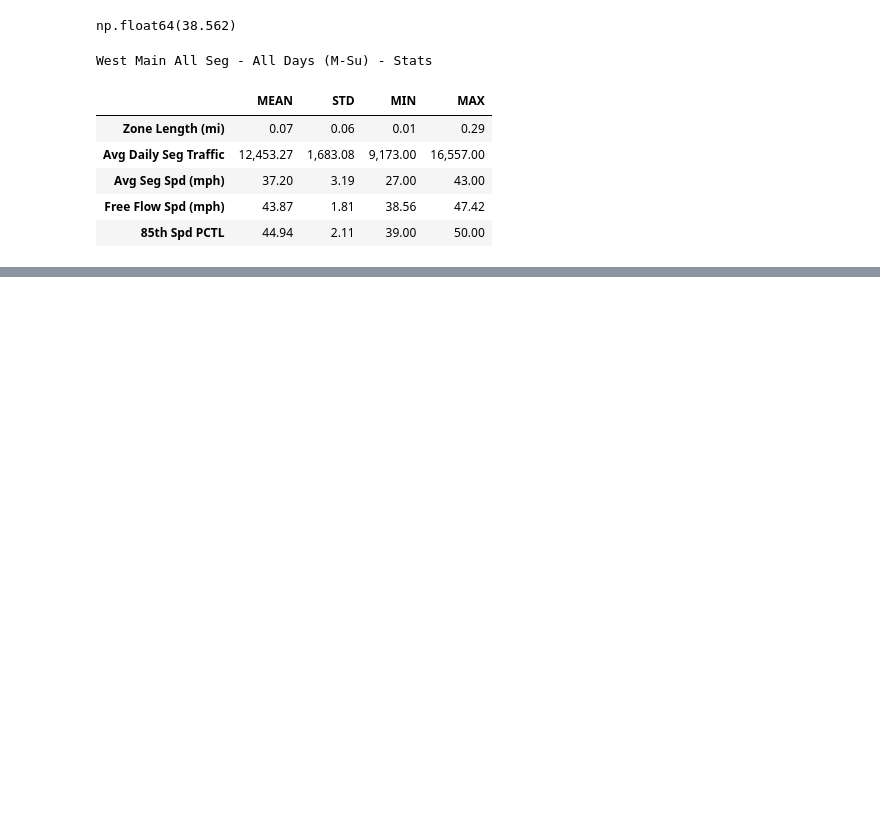
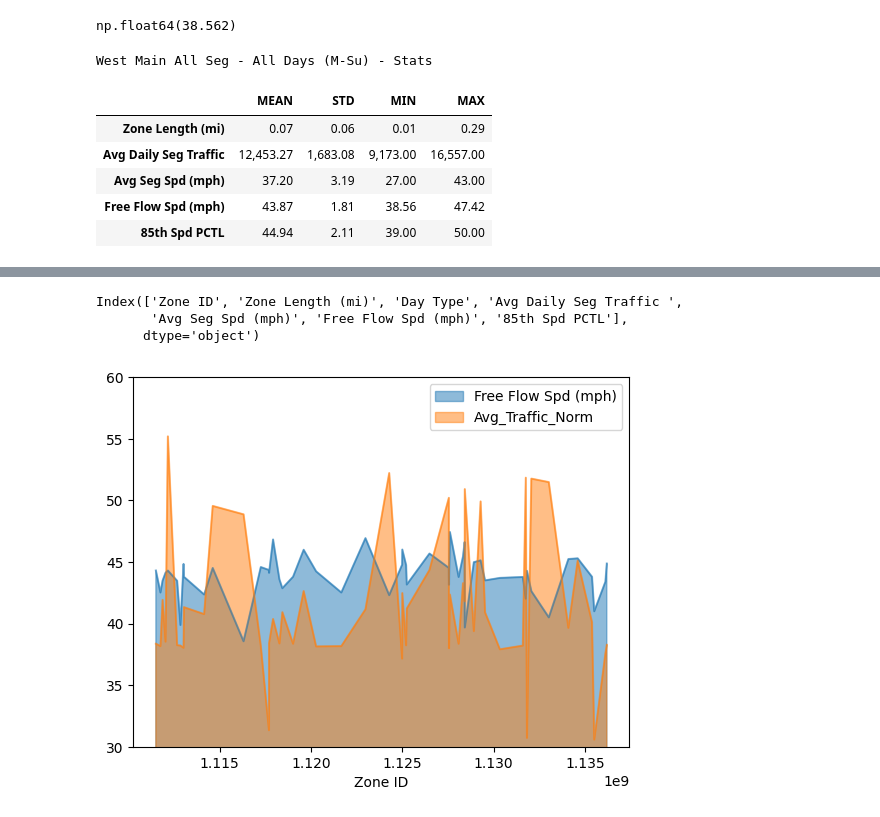
Before and after one commit to eKerney/data-notebooks, a Jupyter notebook: kzoo_streetlight/kzoo_streets_project.ipynb, the cells around one changed output, grey strips where cells are left out. Saved outputs shown, nothing was run; the diff lists cells and outputs as text; code cells hidden in the pictures; blank space fills up the shorter version.

Commit message:
heavy work on charts

```diff
--- a/kzoo_streetlight/kzoo_streets_project.ipynb
+++ b/kzoo_streetlight/kzoo_streets_project.ipynb
@@ -281,0 +338,15 @@ df_atc_o.drop(columns=['Zone ID' , 'Day Type']).style \
+# %%
+dc
+# %% [output]
+Index(['Zone ID', 'Zone Length (mi)', 'Day Type', 'Avg Daily Seg Traffic ',
+       'Avg Seg Spd (mph)', 'Free Flow Spd (mph)', '85th Spd PCTL'],
+      dtype='object')
+# %%
+df_atc_o_area = df_atc_o.copy(deep=True)
+df_atc_o_area['Avg_Traffic_Norm'] = df_atc_o_area['Avg Daily Seg Traffic '].apply(lambda x: x/300)
+# df_atc_o.drop(columns=['Zone ID' , 'Day Type', 'Avg Daily Seg Traffic ', 'Zone Length (mi)']).plot.area(stacked=False);
+ax = df_atc_o_area.drop(columns=['Zone ID' , 'Day Type', 'Avg Daily Seg Traffic ', 'Zone Length (mi)', 'Avg Seg Spd (mph)', '85th Spd PCTL']) \
+    .plot.area(stacked=False, )
+ax.set_ylim(30, 60);
+# %% [output]
+[figure, added]
```
Also changed, not shown: parts of 11 cells of this notebook.
